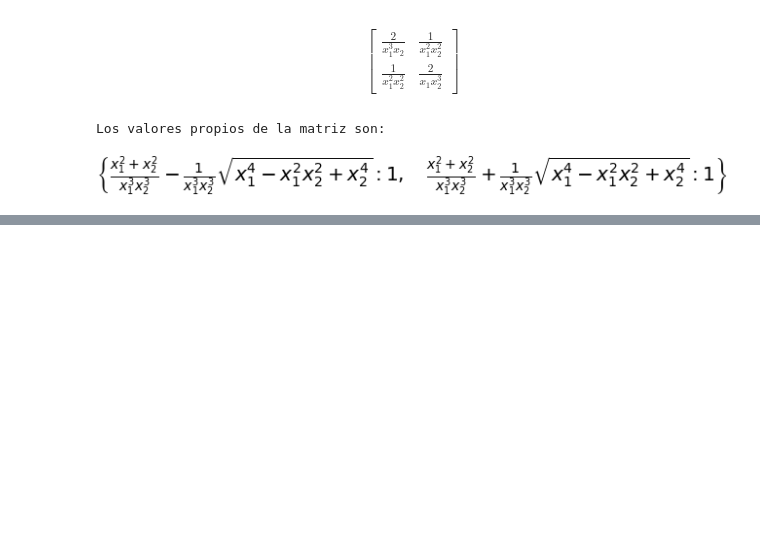
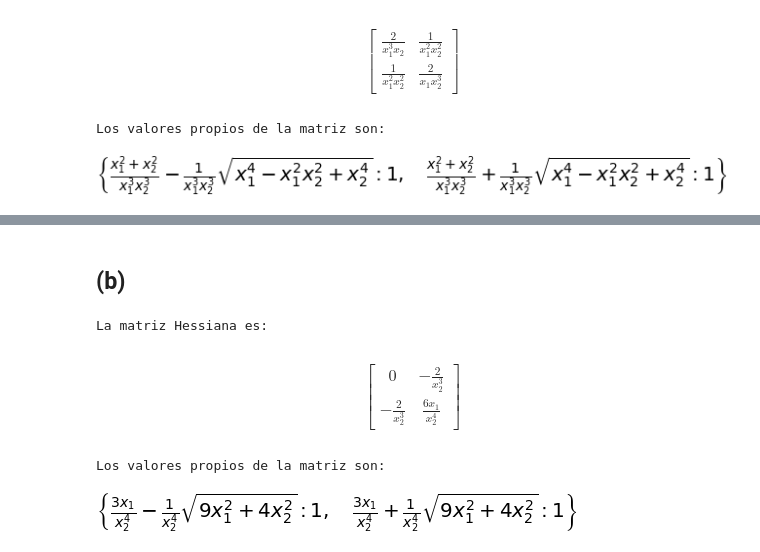
Before and after one commit to lcduquev/Analisis-Numerico, a Jupyter notebook: Chapter 4/Problems.ipynb, the cells around one changed output, grey strips where cells are left out. Drawn from its saved outputs; the diff is of its cells as text; code cells hidden in the pictures; blank space fills up the shorter version.

```diff
--- a/Chapter 4/Problems.ipynb
+++ b/Chapter 4/Problems.ipynb
@@ -103,0 +109,23 @@ c = plt.contour(x, y, Z)
+# %% [markdown]
+## (b)
+# %%
+#Definimos la función
+x1=sp.Symbol('x_1')
+x2=sp.Symbol('x_2')
+f=x1/(x2**2)
+
+#Calculamos el Hessiano
+hess=hessian(f,x1,x2)
+hess_val=sp.lambdify([x1,x2],hess)
+
+sp.init_printing()
+print("La matriz Hessiana es:")
+display(Matrix(hess))
+print("\n")
+print("Los valores propios de la matriz son: \n")
+hess.eigenvals()
+# %% [output]
+La matriz Hessiana es:
+$$\left[\begin{matrix}0 & - \frac{2}{x_{2}^{3}}\\- \frac{2}{x_{2}^{3}} & \frac{6 x_{1}}{x_{2}^{4}}\end{matrix}\right]$$
+Los valores propios de la matriz son:
+[figure, added]
```
Also changed, not shown: parts of 5 cells of this notebook.
